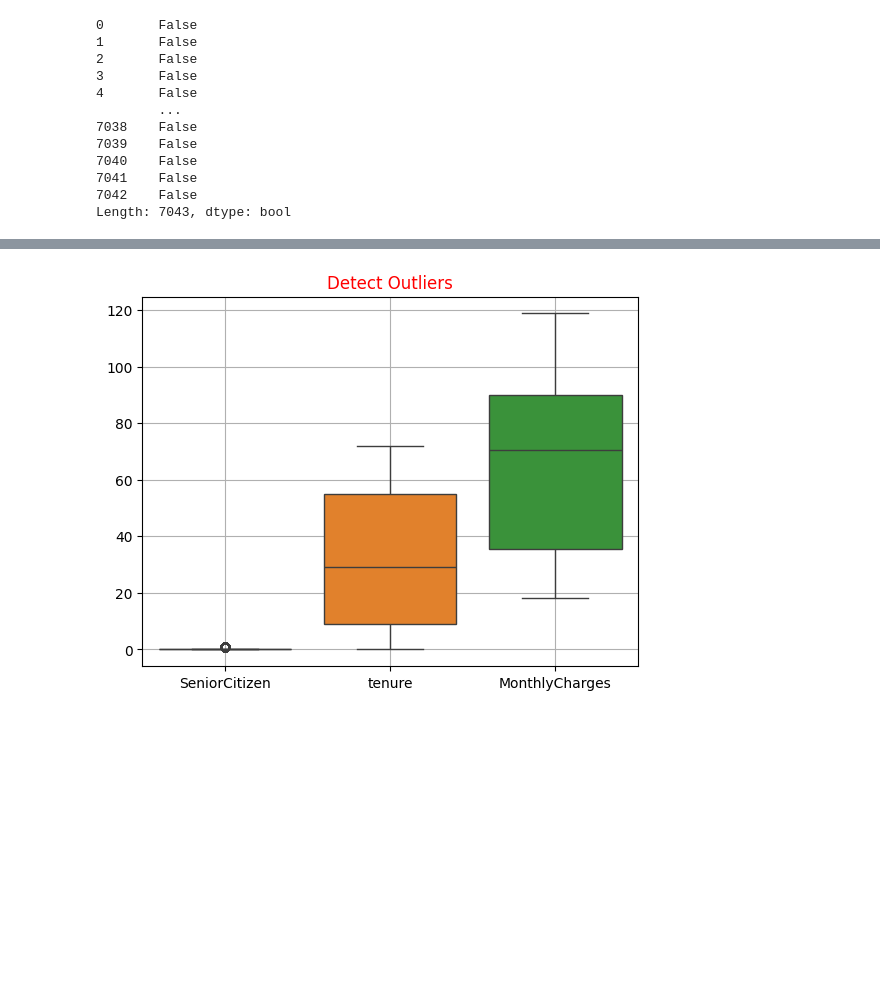
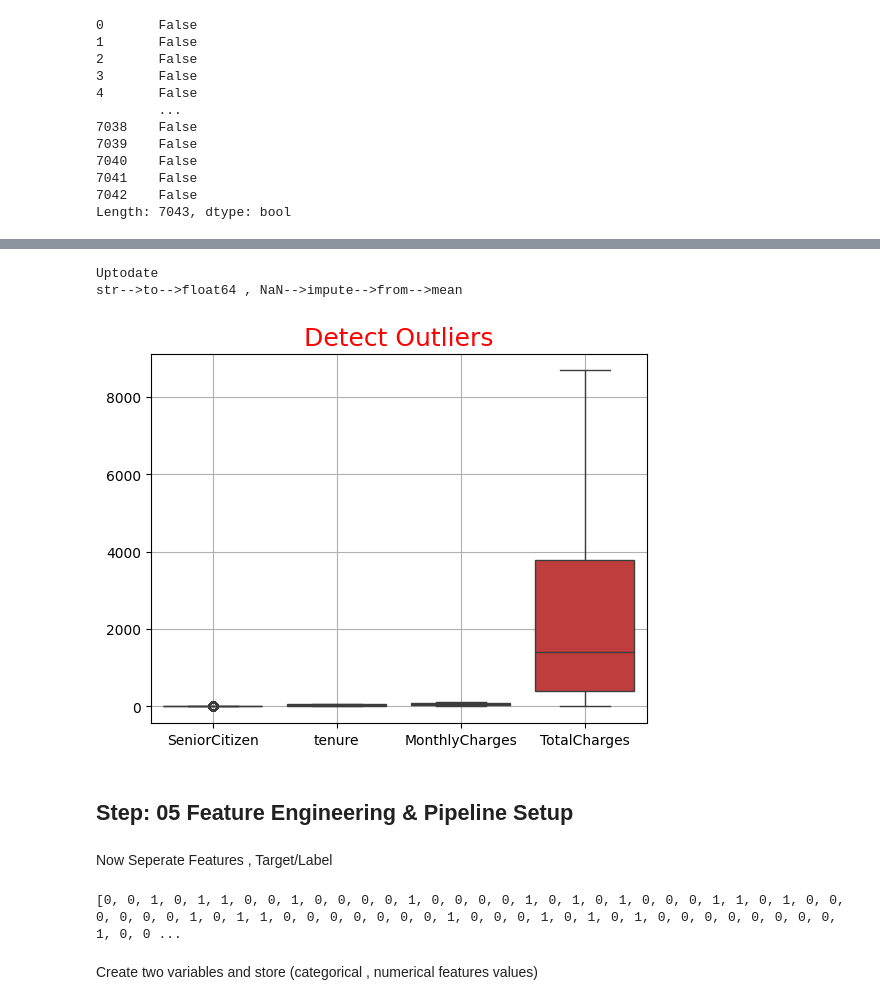
Before and after one commit to Shaikh-Hafiz-Yahya/DevelopersHub-Corporation-AI-ML-Advanced-Internship-Tasks, a Jupyter notebook: Task02_End_to_End_ML_Pipeline_with_Scikit-learn _Pipeline_API/End_to_End_ML_Pipeline.ipynb, the cells around one changed output, grey strips where cells are left out. Drawn from its saved outputs; the diff is of its cells as text; code cells hidden in the pictures; blank space fills up the shorter version.

Commit message:
Task2 End to End ML Pipeline With Sklearn Model Local to Remote

```diff
--- a/Task02_End_to_End_ML_Pipeline_with_Scikit-learn _Pipeline_API/End_to_End_ML_Pipeline.ipynb
+++ b/Task02_End_to_End_ML_Pipeline_with_Scikit-learn _Pipeline_API/End_to_End_ML_Pipeline.ipynb
@@ -161,0 +166,3 @@ dtype: int64
+# %%
+df['TotalCharges'] = pd.to_numeric(df['TotalCharges'], errors='coerce')
+df.isnull().sum()
@@ -161,0 +202,3 @@ dtype: int64
+# %%
+df['TotalCharges'] = df['TotalCharges'].fillna(df['TotalCharges'].mean())
+df.isnull().sum()
@@ -162,7 +223,22 @@ dtype: int64
+# %%
+for satisfied in df['TotalCharges']:
+
+    if (satisfied == float and satisfied == None):
+        print('Impute NaN/Drop NaN')
+
+print('Uptodate')
+print(f'str-->to-->{df['TotalCharges'].dtype} , NaN-->impute-->from-->mean')
+# %% [output]
+Uptodate
+str-->to-->float64 , NaN-->impute-->from-->mean
 # %%
 sns.boxplot(df)
-plt.title('Detect Outliers' , color='r')
+plt.title('Detect Outliers' , color='r' , fontsize=18)
 plt.grid()
 plt.show()
 # %% [output]
-[figure, old version]
+[figure, new version]
+# %% [markdown]
+## Step: 05 Feature Engineering & Pipeline Setup
+# %% [markdown]
+Now Seperate Features , Target/Label
@@ -168,0 +249,15 @@ plt.show()
+# %%
+emp = []
+for possibility in y:
+
+    if possibility == 'Yes':
+        emp.append(1)
+
+    else:
+        emp.append(0)
+
+print(emp)
+# %% [output]
+[0, 0, 1, 0, 1, 1, 0, 0, 1, 0, 0, 0, 0, 1, 0, 0, 0, 0, 1, 0, 1, 0, 1, 0, 0, 0, 1, 1, 0, 1, 0, 0, 0, 0, 0, 0, 1, 0, 1, 1, 0, 0, 0, 0, 0, 0, 0, 1, 0, 0, 0, 1, 0, 1, 0, 1, 0, 0, 0, 0, 0, 0, 0, 0, 1, 0, 0 ...
+# %% [markdown]
+Create two variables and store (categorical , numerical features values)
```
Also changed, not shown: parts of 32 cells of this notebook.
